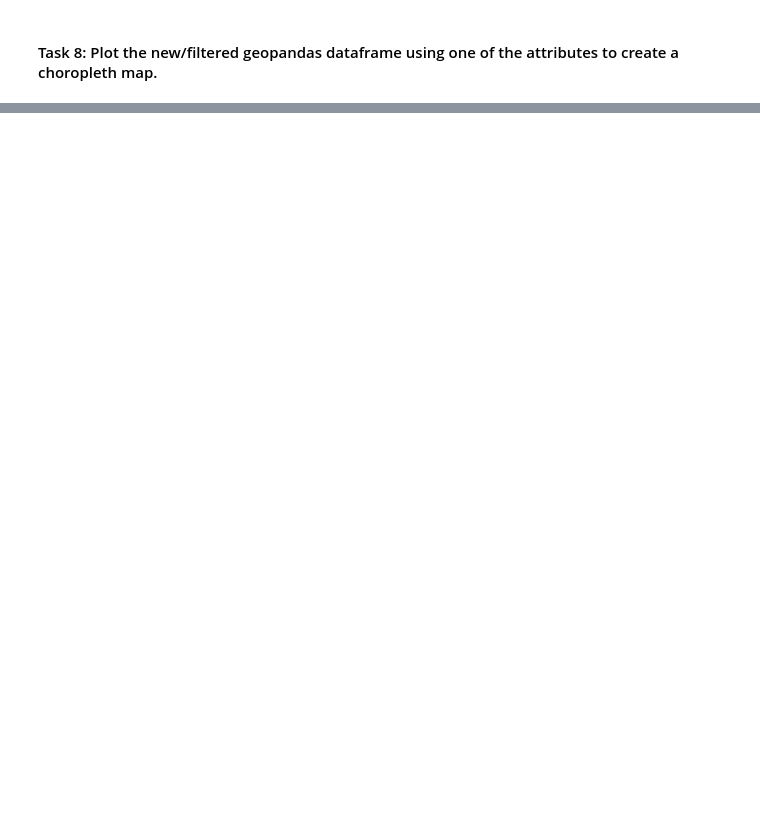
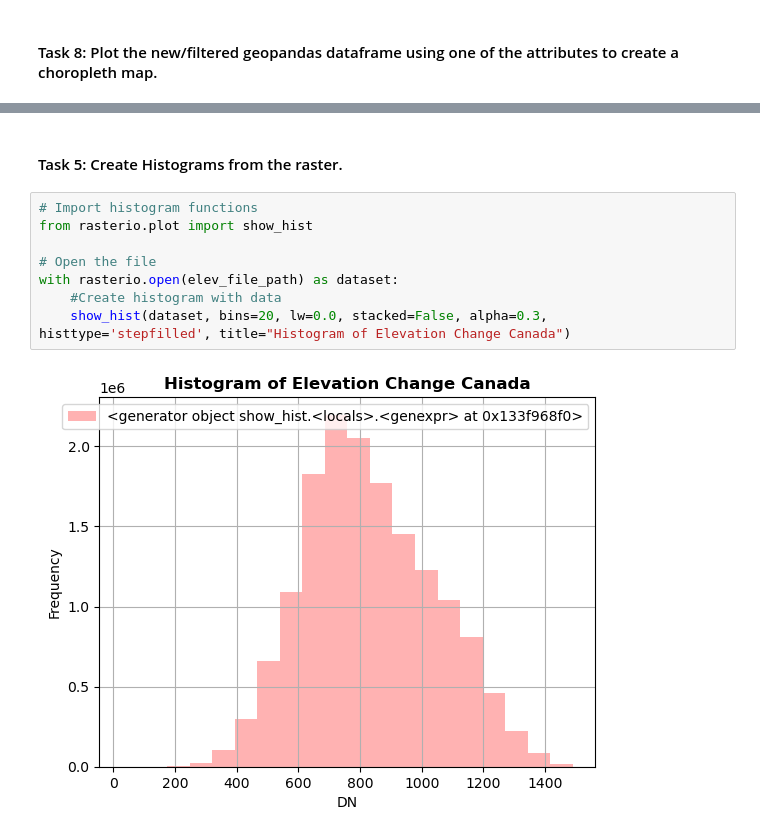
Before and after one commit to SeanH0122/PY4SA23_Assignment, a Jupyter notebook: Assignment No 2 - Sean Healy.ipynb, the cells around one changed output, grey strips where cells are left out. Saved outputs shown, nothing was run; the diff lists cells and outputs as text; blank space fills up the shorter version.

```diff
--- a/Assignment No 2 - Sean Healy.ipynb
+++ b/Assignment No 2 - Sean Healy.ipynb
@@ -351,0 +404,12 @@ Text(81.47222222222221, 0.5, 'Y Coordinates')
+# %% [markdown]
+#### Task 5: Create Histograms from the raster.
+# %%
+# Import histogram functions
+from rasterio.plot import show_hist
+
+# Open the file
+with rasterio.open(elev_file_path) as dataset:
+    #Create histogram with data
+    show_hist(dataset, bins=20, lw=0.0, stacked=False, alpha=0.3, histtype='stepfilled', title="Histogram of Elevation Change Canada")
+# %% [output]
+[figure, added]
```
Also changed, not shown: parts of 33 cells of this notebook, 2 other files.
